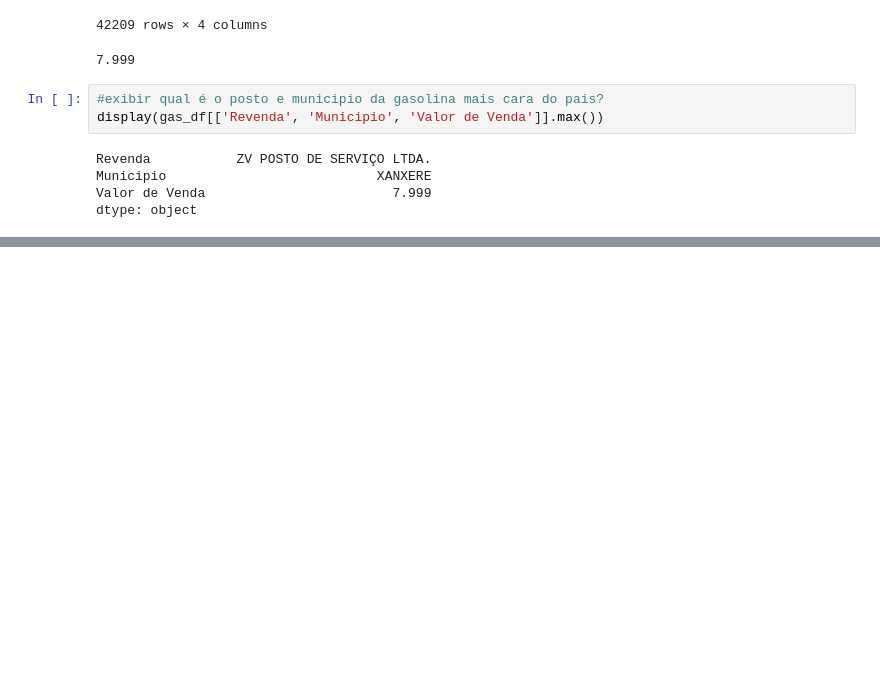
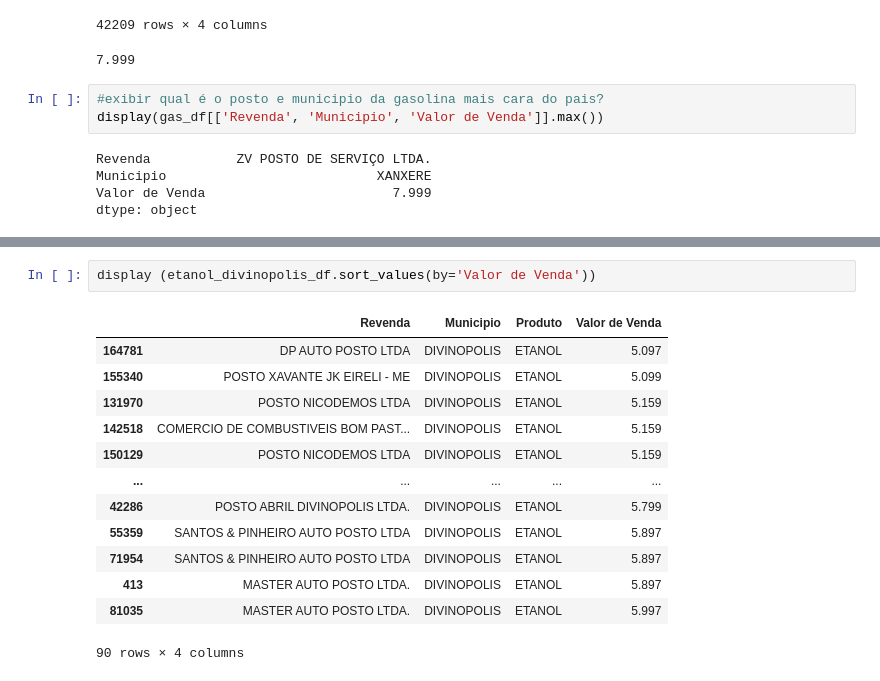
Before and after one commit to vnansolu/CursoDeExtensaoPythonPandas2023-01, a Jupyter notebook: Primeiro_Exemplo_em_Pandas.ipynb, the cells around one changed output, grey strips where cells are left out. Saved outputs shown, nothing was run; the diff lists cells and outputs as text; blank space fills up the shorter version.

```diff
--- a/Primeiro_Exemplo_em_Pandas.ipynb
+++ b/Primeiro_Exemplo_em_Pandas.ipynb
@@ -227,0 +234,16 @@ display(etanol_divinopolis_df)
+# %%
+display (etanol_divinopolis_df.sort_values(by='Valor de Venda'))
+# %% [output]
+|  | Revenda | Municipio | Produto | Valor de Venda |
+| 164781 | DP AUTO POSTO LTDA | DIVINOPOLIS | ETANOL | 5.097 |
+| 155340 | POSTO XAVANTE JK EIRELI - ME | DIVINOPOLIS | ETANOL | 5.099 |
+| 131970 | POSTO NICODEMOS LTDA | DIVINOPOLIS | ETANOL | 5.159 |
+| 142518 | COMERCIO DE COMBUSTIVEIS BOM PAST... | DIVINOPOLIS | ETANOL | 5.159 |
+| 150129 | POSTO NICODEMOS LTDA | DIVINOPOLIS | ETANOL | 5.159 |
+| ... | ... | ... | ... | ... |
+| 42286 | POSTO ABRIL DIVINOPOLIS LTDA. | DIVINOPOLIS | ETANOL | 5.799 |
+| 55359 | SANTOS & PINHEIRO AUTO POSTO LTDA | DIVINOPOLIS | ETANOL | 5.897 |
+| 71954 | SANTOS & PINHEIRO AUTO POSTO LTDA | DIVINOPOLIS | ETANOL | 5.897 |
+| 413 | MASTER AUTO POSTO LTDA. | DIVINOPOLIS | ETANOL | 5.897 |
+| 81035 | MASTER AUTO POSTO LTDA. | DIVINOPOLIS | ETANOL | 5.997 |
+90 rows × 4 columns
```
Also changed, not shown: parts of 7 cells of this notebook.
